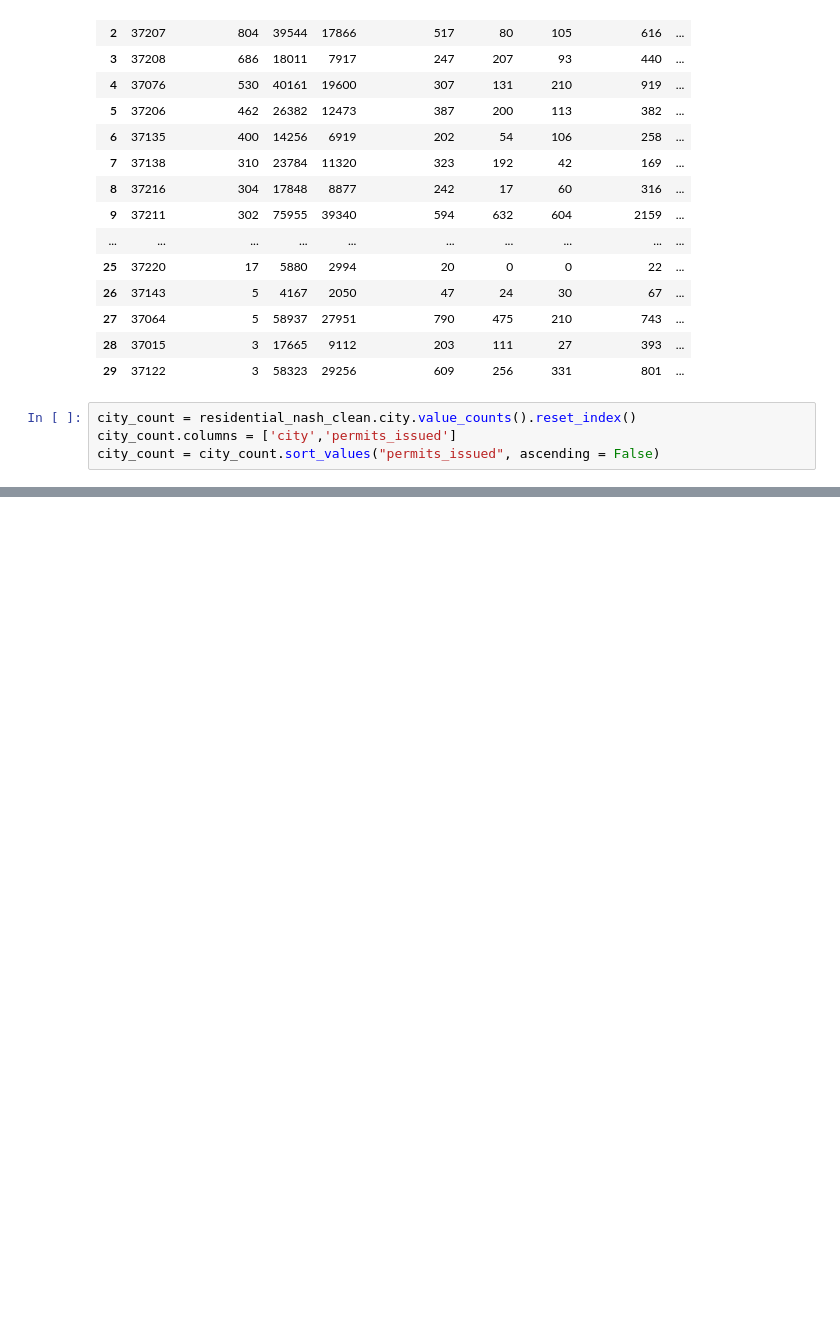
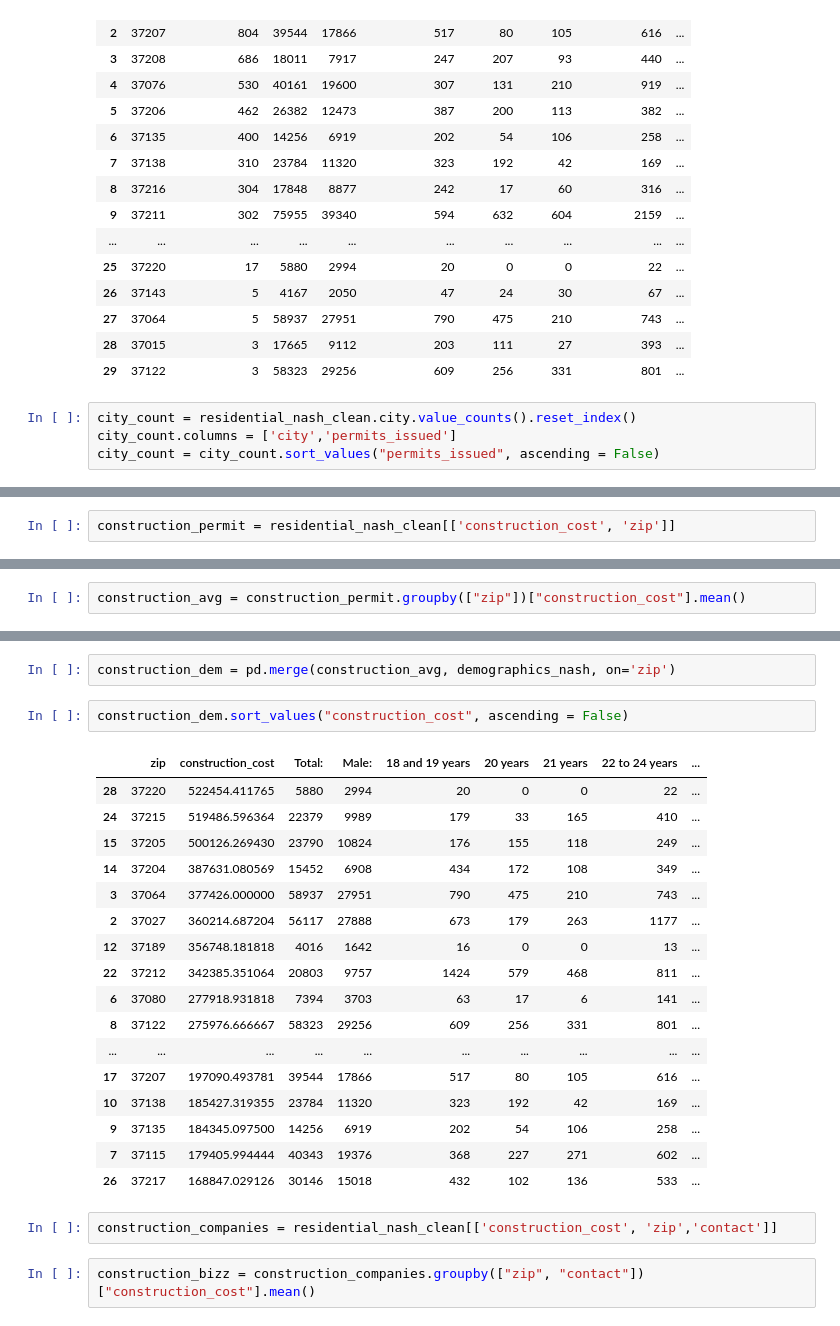
Before and after one commit to Cristian-Vargas9/Nashville_Housing_Market, a Jupyter notebook: cleaning_demographics_data.ipynb, the cells around one changed output, grey strips where cells are left out. Drawn from its saved outputs; the diff is of its cells as text; blank space fills up the shorter version.

```diff
--- a/cleaning_demographics_data.ipynb
+++ b/cleaning_demographics_data.ipynb
@@ -625 +625,3 @@ city_count
 | 14 | HERMTAGE | 1 |
+# %%
+construction_permit = residential_nash_clean[['construction_cost', 'zip']]
@@ -625,0 +644,2 @@ city_count
+# %%
+construction_avg = construction_permit.groupby(["zip"])["construction_cost"].mean()
@@ -625,0 +666,26 @@ city_count
+# %%
+construction_dem = pd.merge(construction_avg, demographics_nash, on='zip')
+# %%
+construction_dem.sort_values("construction_cost", ascending = False)
+# %% [output]
+|  | zip | construction_cost | Total: | Male: | 18 and 19 years | 20 years | 21 years | 22 to 24 years | ... |
+| 28 | 37220 | 522454.411765 | 5880 | 2994 | 20 | 0 | 0 | 22 | ... |
+| 24 | 37215 | 519486.596364 | 22379 | 9989 | 179 | 33 | 165 | 410 | ... |
+| 15 | 37205 | 500126.269430 | 23790 | 10824 | 176 | 155 | 118 | 249 | ... |
+| 14 | 37204 | 387631.080569 | 15452 | 6908 | 434 | 172 | 108 | 349 | ... |
+| 3 | 37064 | 377426.000000 | 58937 | 27951 | 790 | 475 | 210 | 743 | ... |
+| 2 | 37027 | 360214.687204 | 56117 | 27888 | 673 | 179 | 263 | 1177 | ... |
+| 12 | 37189 | 356748.181818 | 4016 | 1642 | 16 | 0 | 0 | 13 | ... |
+| 22 | 37212 | 342385.351064 | 20803 | 9757 | 1424 | 579 | 468 | 811 | ... |
+| 6 | 37080 | 277918.931818 | 7394 | 3703 | 63 | 17 | 6 | 141 | ... |
+| 8 | 37122 | 275976.666667 | 58323 | 29256 | 609 | 256 | 331 | 801 | ... |
+| ... | ... | ... | ... | ... | ... | ... | ... | ... | ... |
+| 17 | 37207 | 197090.493781 | 39544 | 17866 | 517 | 80 | 105 | 616 | ... |
+| 10 | 37138 | 185427.319355 | 23784 | 11320 | 323 | 192 | 42 | 169 | ... |
+| 9 | 37135 | 184345.097500 | 14256 | 6919 | 202 | 54 | 106 | 258 | ... |
+| 7 | 37115 | 179405.994444 | 40343 | 19376 | 368 | 227 | 271 | 602 | ... |
+| 26 | 37217 | 168847.029126 | 30146 | 15018 | 432 | 102 | 136 | 533 | ... |
+# %%
+construction_companies = residential_nash_clean[['construction_cost', 'zip','contact']]
+# %%
+construction_bizz = construction_companies.groupby(["zip", "contact"])["construction_cost"].mean()
```
Also changed, not shown: parts of 9 cells of this notebook.
